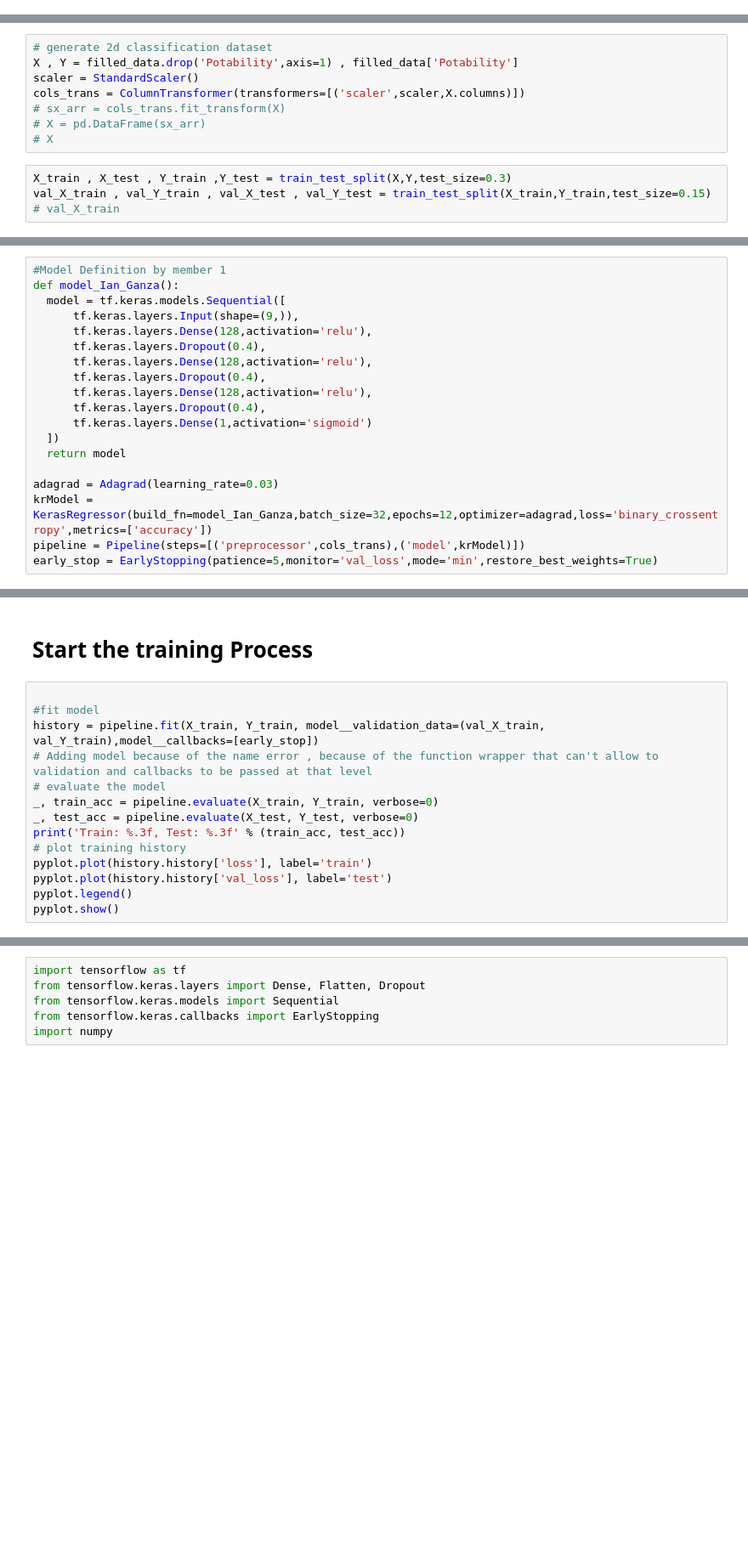
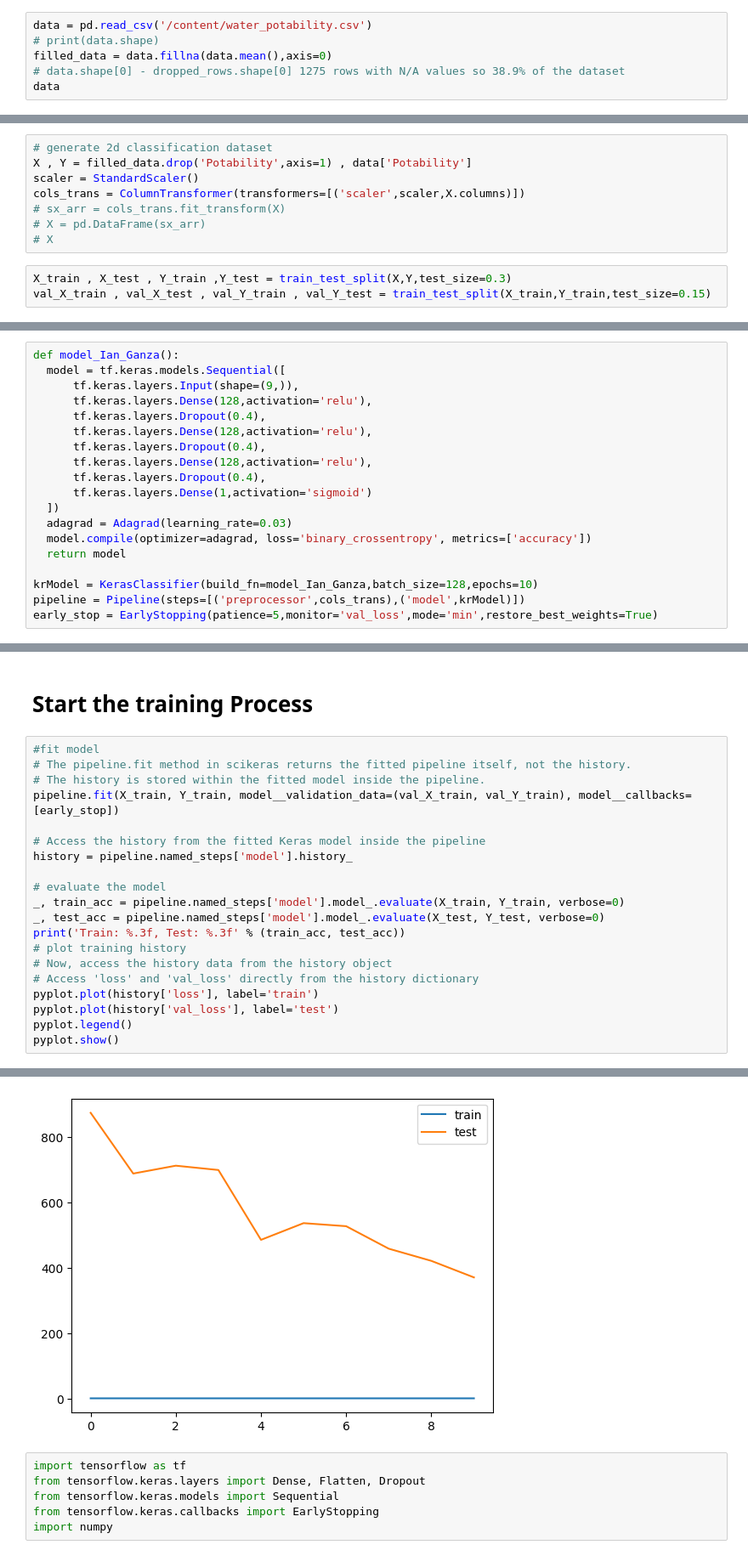
Before and after one commit to Branis333/Water-Quality-Model-peer9, a Jupyter notebook: formative_II_starter_code_.ipynb, the cells around one changed output, grey strips where cells are left out. Shown: that part at 85% size. Drawn from its saved outputs; the diff is of its cells as text; blank space fills up the shorter version.

Commit message:
Fitted the model , and the basic requirements but yet to refine the diagram and make sense of the whole

```diff
--- a/formative_II_starter_code_.ipynb
+++ b/formative_II_starter_code_.ipynb
@@ -64,2 +47,8 @@ filled_data
 # %% [markdown]
 Plot the Data Appropriately
+# %%
+data = pd.read_csv('/content/water_potability.csv')
+# print(data.shape)
+filled_data = data.fillna(data.mean(),axis=0)
+# data.shape[0] - dropped_rows.shape[0] 1275 rows with N/A values so 38.9% of the dataset
+data
@@ -66,6 +69,6 @@ Plot the Data Appropriately
 # %%
 # generate 2d classification dataset
-X , Y = filled_data.drop('Potability',axis=1) , filled_data['Potability']
+X , Y = filled_data.drop('Potability',axis=1) , data['Potability']
 scaler = StandardScaler()
 cols_trans = ColumnTransformer(transformers=[('scaler',scaler,X.columns)])
 # sx_arr = cols_trans.fit_transform(X)
@@ -73,12 +76,10 @@ cols_trans = ColumnTransformer(transformers=[('scaler',scaler,X.columns)])
 # X
 # %%
 X_train , X_test , Y_train ,Y_test = train_test_split(X,Y,test_size=0.3)
-val_X_train , val_Y_train , val_X_test , val_Y_test = train_test_split(X_train,Y_train,test_size=0.15)
-# val_X_train
+val_X_train , val_X_test , val_Y_train , val_Y_test = train_test_split(X_train,Y_train,test_size=0.15)
 # %% [markdown]
 # Each Memeber Defines their model Here
 # %%
-#Model Definition by member 1
 def model_Ian_Ganza():
   model = tf.keras.models.Sequential([
       tf.keras.layers.Input(shape=(9,)),
@@ -90,10 +91,11 @@ def model_Ian_Ganza():
       tf.keras.layers.Dropout(0.4),
       tf.keras.layers.Dense(1,activation='sigmoid')
   ])
+  adagrad = Adagrad(learning_rate=0.03)
+  model.compile(optimizer=adagrad, loss='binary_crossentropy', metrics=['accuracy'])
   return model
 
-adagrad = Adagrad(learning_rate=0.03)
-krModel = KerasRegressor(build_fn=model_Ian_Ganza,batch_size=32,epochs=12,optimizer=adagrad,loss='binary_crossentropy',metrics=['accuracy'])
+krModel = KerasClassifier(build_fn=model_Ian_Ganza,batch_size=128,epochs=10)
 pipeline = Pipeline(steps=[('preprocessor',cols_trans),('model',krModel)])
 early_stop = EarlyStopping(patience=5,monitor='val_loss',mode='min',restore_best_weights=True)
 # %%
@@ -109,17 +111,23 @@ def model_name_of_student():
 # %% [markdown]
 # Start the training Process
 # %%
+#fit model
+# The pipeline.fit method in scikeras returns the fitted pipeline itself, not the history.
+# The history is stored within the fitted model inside the pipeline.
+pipeline.fit(X_train, Y_train, model__validation_data=(val_X_train, val_Y_train), model__callbacks=[early_stop])
 
-#fit model
-history = pipeline.fit(X_train, Y_train, model__validation_data=(val_X_train, val_Y_train),model__callbacks=[early_stop])
-# Adding model because of the name error , because of the function wrapper that can't allow to validation and callbacks to be passed at that level
+# Access the history from the fitted Keras model inside the pipeline
+history = pipeline.named_steps['model'].history_
+
 # evaluate the model
-_, train_acc = pipeline.evaluate(X_train, Y_train, verbose=0)
-_, test_acc = pipeline.evaluate(X_test, Y_test, verbose=0)
+_, train_acc = pipeline.named_steps['model'].model_.evaluate(X_train, Y_train, verbose=0)
+_, test_acc = pipeline.named_steps['model'].model_.evaluate(X_test, Y_test, verbose=0)
 print('Train: %.3f, Test: %.3f' % (train_acc, test_acc))
 # plot training history
-pyplot.plot(history.history['loss'], label='train')
-pyplot.plot(history.history['val_loss'], label='test')
+# Now, access the history data from the history object
+# Access 'loss' and 'val_loss' directly from the history dictionary
+pyplot.plot(history['loss'], label='train')
+pyplot.plot(history['val_loss'], label='test')
 pyplot.legend()
 pyplot.show()
 # %% [output]
@@ -130,3 +156,4 @@ ValueError: Data cardinality is ambiguous. Make sure all arrays contain the same
+[figure, added]
 # %%
 import tensorflow as tf
 from tensorflow.keras.layers import Dense, Flatten, Dropout
```
Also changed, not shown: parts of 4 cells of this notebook.
